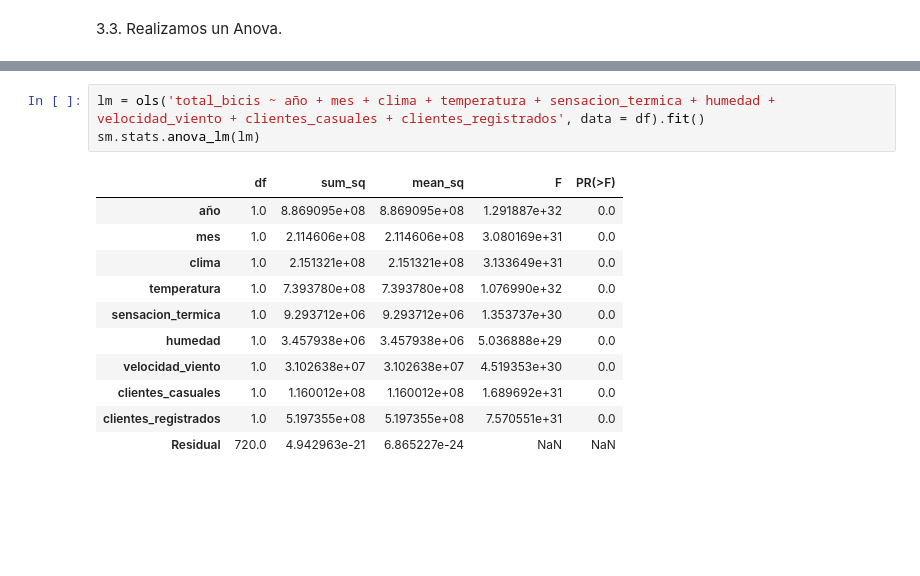
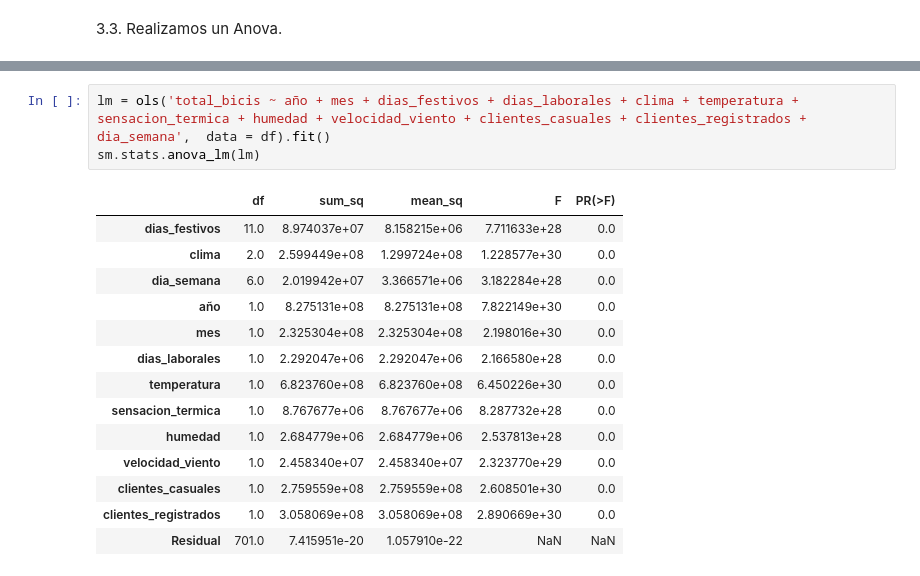
Before and after one commit to Adalab/project-da-promo-c-module-3-team-3, a Jupyter notebook: notebooks/3-EDA-Regresion.ipynb, the cells around one changed output, grey strips where cells are left out. Saved outputs shown, nothing was run; the diff lists cells and outputs as text; blank space fills up the shorter version.

```diff
--- a/notebooks/3-EDA-Regresion.ipynb
+++ b/notebooks/3-EDA-Regresion.ipynb
@@ -131,19 +202,22 @@ Index(['fecha', 'estacion', 'año', 'mes', 'dias_festivos', 'dias_laborales',
       dtype='object')
 # %%
-lm = ols('total_bicis ~ año + mes + clima + temperatura + sensacion_termica + humedad + velocidad_viento + clientes_casuales + clientes_registrados', data = df).fit()
+lm = ols('total_bicis ~ año + mes + dias_festivos + dias_laborales + clima + temperatura + sensacion_termica + humedad + velocidad_viento + clientes_casuales + clientes_registrados + dia_semana',  data = df).fit()
 sm.stats.anova_lm(lm)
 # %% [output]
 |  | df | sum_sq | mean_sq | F | PR(>F) |
-| año | 1.0 | 8.869095e+08 | 8.869095e+08 | 1.291887e+32 | 0.0 |
-| mes | 1.0 | 2.114606e+08 | 2.114606e+08 | 3.080169e+31 | 0.0 |
-| clima | 1.0 | 2.151321e+08 | 2.151321e+08 | 3.133649e+31 | 0.0 |
-| temperatura | 1.0 | 7.393780e+08 | 7.393780e+08 | 1.076990e+32 | 0.0 |
-| sensacion_termica | 1.0 | 9.293712e+06 | 9.293712e+06 | 1.353737e+30 | 0.0 |
-| humedad | 1.0 | 3.457938e+06 | 3.457938e+06 | 5.036888e+29 | 0.0 |
-| velocidad_viento | 1.0 | 3.102638e+07 | 3.102638e+07 | 4.519353e+30 | 0.0 |
-| clientes_casuales | 1.0 | 1.160012e+08 | 1.160012e+08 | 1.689692e+31 | 0.0 |
-| clientes_registrados | 1.0 | 5.197355e+08 | 5.197355e+08 | 7.570551e+31 | 0.0 |
-| Residual | 720.0 | 4.942963e-21 | 6.865227e-24 | NaN | NaN |
+| dias_festivos | 11.0 | 8.974037e+07 | 8.158215e+06 | 7.711633e+28 | 0.0 |
+| clima | 2.0 | 2.599449e+08 | 1.299724e+08 | 1.228577e+30 | 0.0 |
+| dia_semana | 6.0 | 2.019942e+07 | 3.366571e+06 | 3.182284e+28 | 0.0 |
+| año | 1.0 | 8.275131e+08 | 8.275131e+08 | 7.822149e+30 | 0.0 |
+| mes | 1.0 | 2.325304e+08 | 2.325304e+08 | 2.198016e+30 | 0.0 |
+| dias_laborales | 1.0 | 2.292047e+06 | 2.292047e+06 | 2.166580e+28 | 0.0 |
+| temperatura | 1.0 | 6.823760e+08 | 6.823760e+08 | 6.450226e+30 | 0.0 |
+| sensacion_termica | 1.0 | 8.767677e+06 | 8.767677e+06 | 8.287732e+28 | 0.0 |
+| humedad | 1.0 | 2.684779e+06 | 2.684779e+06 | 2.537813e+28 | 0.0 |
+| velocidad_viento | 1.0 | 2.458340e+07 | 2.458340e+07 | 2.323770e+29 | 0.0 |
+| clientes_casuales | 1.0 | 2.759559e+08 | 2.759559e+08 | 2.608501e+30 | 0.0 |
+| clientes_registrados | 1.0 | 3.058069e+08 | 3.058069e+08 | 2.890669e+30 | 0.0 |
+| Residual | 701.0 | 7.415951e-20 | 1.057910e-22 | NaN | NaN |
 # %%
 lm.summary()
 # %% [output]
```
Also changed, not shown: parts of 15 cells of this notebook, 2 other files.
